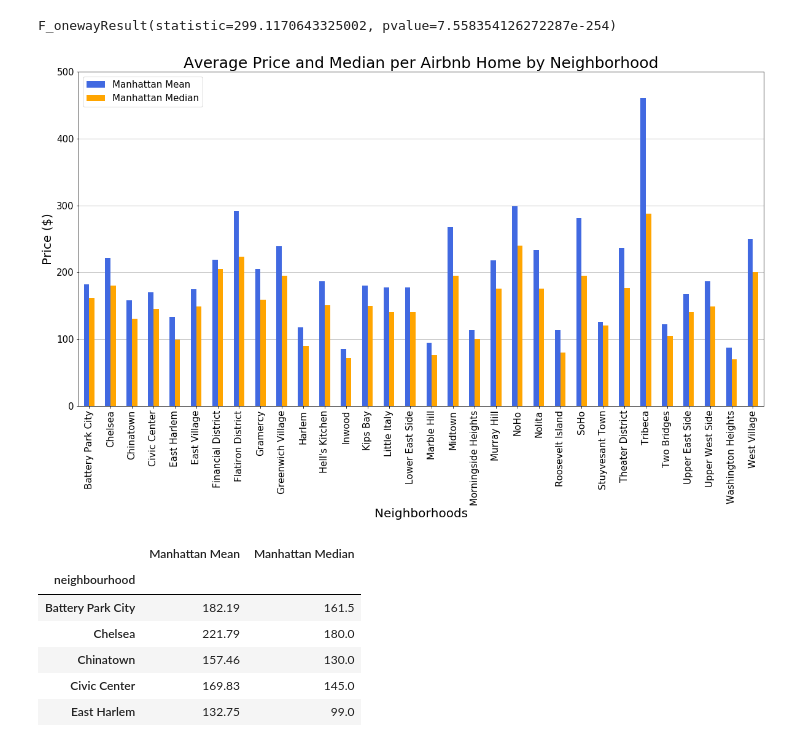
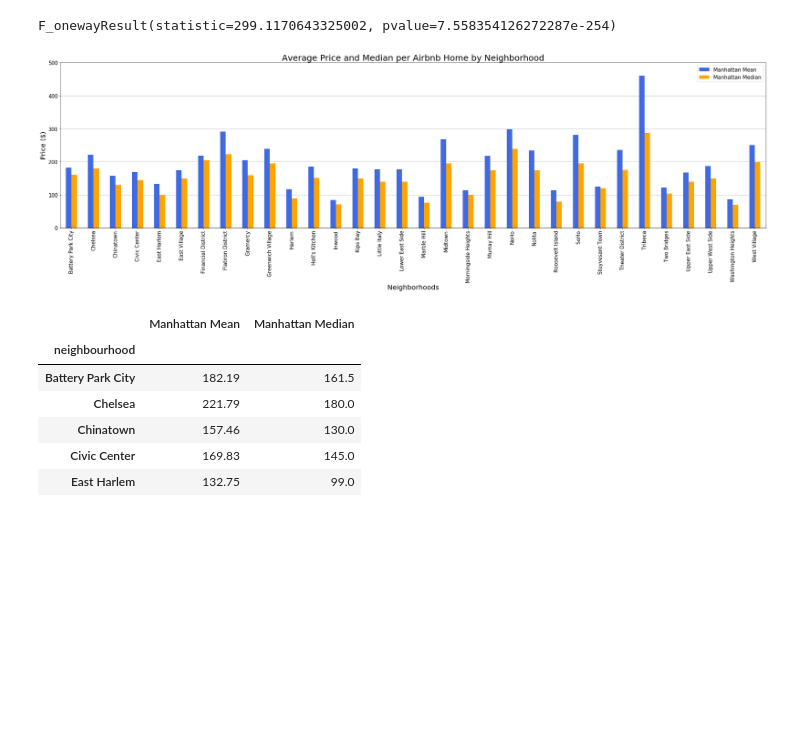
Before and after one commit to josephsy96/Project_1, a Jupyter notebook: Airbnb_Analysis.ipynb, the cells around one changed output. Drawn from its saved outputs; the diff is of its cells as text; code cells hidden in the pictures; blank space fills up the shorter version.

```diff
--- a/Airbnb_Analysis.ipynb
+++ b/Airbnb_Analysis.ipynb
@@ -102,22 +102,22 @@ man_median = m_group['price'].median()
 mm_df = pd.DataFrame({'Manhattan Mean':man_mean,'Manhattan Median':man_median})
 # %%
 #Plot the chart
-mm_df.plot(kind="bar",color = ['royalblue','orange'],figsize=(20,10),zorder=3)
+mm_df.plot(kind="bar",color = ['royalblue','orange'],figsize=(30,10),zorder=3)
 
 #Chart formatting
 plt.legend(loc='best',prop = {'size':15})
 plt.title('Average Price and Median per Airbnb Home by Neighborhood',size=25)
 plt.xlabel('Neighborhoods', size=20)
 plt.ylabel('Price ($)', size=20)
 plt.grid(axis='y')
 plt.xticks(size=15,rotation=90)
 plt.yticks(size=15)
 plt.ylim(0,500)
-
+plt.tight_layout()
 #save as .png
-plt.savefig('Airbnb Data/avg_med_manhattan.png')
+plt.savefig('Airbnb Data/avg_med_manhattan.png',dpi=150)
 # %% [output]
-[figure, old version]
+[figure, new version]
 # %%
 #show dataframe
 mm_df.head()
```
Also changed, not shown: parts of 6 cells of this notebook, 7 other files.
